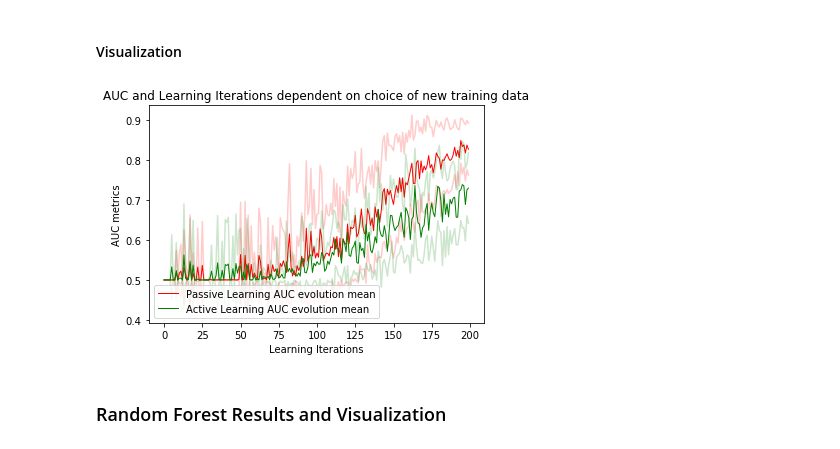
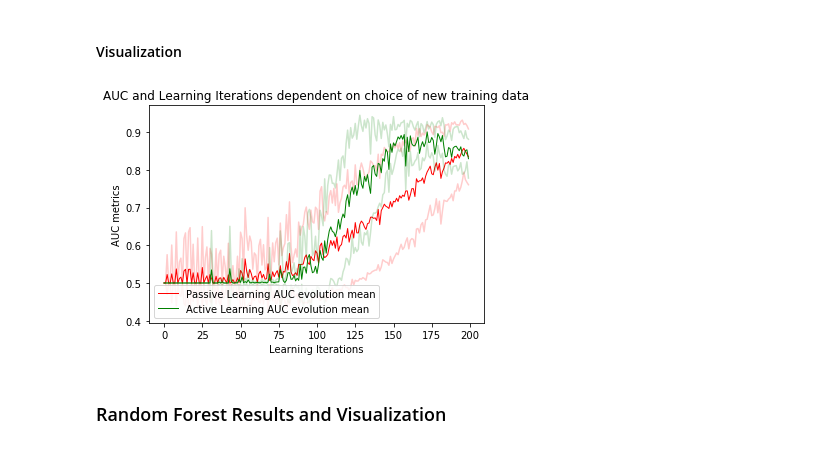
Before and after one commit to sahanmar/Peony, a Jupyter notebook: Peony_project/showcase/showcase_peony_project_active_learning_pipeline.ipynb, the cells around one changed output. Drawn from its saved outputs; the diff is of its cells as text; code cells hidden in the pictures.

Commit message:
new acquisition metrics added

```diff
--- a/Peony_project/showcase/showcase_peony_project_active_learning_pipeline.ipynb
+++ b/Peony_project/showcase/showcase_peony_project_active_learning_pipeline.ipynb
@@ -397,7 +397,7 @@ api.load_model_results(*list_to_upload)
 # %%
 #Define model specifications
 model = "svm_fast_text_embeddings"
-acquisition_function = "entropy"
+acquisition_function = "false_positive_sampling"
 active_learning_loops = 10
 active_learning_step = 1
 max_active_learning_iters = 200
@@ -407,10 +407,10 @@ category_1 = "SPORTS"
 category_2 = "COMEDY"
 
 #Get AUC results from an active learning simulation
-auc_active_learning_entropy_10_runs_svm = active_learning_simulation(HuffPostWordEmbeddingsTransform, entropy_sampling, active_learning_loops, max_active_learning_iters, active_learning_step, "svm")
+auc_active_learning_false_positive_10_runs_svm = active_learning_simulation(HuffPostWordEmbeddingsTransform, false_positive_sampling, active_learning_loops, max_active_learning_iters, active_learning_step, "svm")
 
 #Pack specifications and resutls to the list for uploading to Peony Database
-list_to_upload = [model, acquisition_function, active_learning_loops, active_learning_step, max_active_learning_iters, initial_training_data_size, validation_data_size, category_1, category_2, auc_active_learning_entropy_10_runs_svm]
+list_to_upload = [model, acquisition_function, active_learning_loops, active_learning_step, max_active_learning_iters, initial_training_data_size, validation_data_size, category_1, category_2, auc_active_learning_false_positive_10_runs_svm]
 
 #Upload results to Peony Database
 api.load_model_results(*list_to_upload)
@@ -449,7 +447,7 @@ api.load_model_results(*list_to_upload)
 # %%
 #Define model specifications
 model = "feed_forward_nn_fast_text_embeddings"
-acquisition_function = "entropy"
+acquisition_function = "false_positive_sampling"
 active_learning_loops = 10
 active_learning_step = 1
 max_active_learning_iters = 200
@@ -459,10 +457,10 @@ category_1 = "SPORTS"
 category_2 = "COMEDY"
 
 #Get AUC results from an active learning simulation
-auc_active_learning_entropy_10_runs_nn = active_learning_simulation(HuffPostWordEmbeddingsTransform, entropy_sampling, active_learning_loops, max_active_learning_iters, active_learning_step, "nn")
+auc_active_learning_false_positive_10_runs_nn = active_learning_simulation(HuffPostWordEmbeddingsTransform, false_positive_sampling, active_learning_loops, max_active_learning_iters, active_learning_step, "nn")
 
 #Pack specifications and resutls to the list for uploading to Peony Database
-list_to_upload = [model, acquisition_function, active_learning_loops, active_learning_step, max_active_learning_iters, initial_training_data_size, validation_data_size, category_1, category_2, auc_active_learning_entropy_10_runs_nn]
+list_to_upload = [model, acquisition_function, active_learning_loops, active_learning_step, max_active_learning_iters, initial_training_data_size, validation_data_size, category_1, category_2, auc_active_learning_false_positive_10_runs_nn]
 
 #Upload results to Peony Database
 api.load_model_results(*list_to_upload)
@@ -493,4 +491,4 @@ auc_active_learning_random_10_runs_bayesian_sgld = active_learning_simulation(Hu
 list_to_upload = [model, acquisition_function, active_learning_loops, active_learning_step, max_active_learning_iters, initial_training_data_size, validation_data_size, category_1, category_2, auc_active_learning_random_10_runs_bayesian_sgld]
 
 #Upload results to Peony Database
-#api.load_model_results(*list_to_upload)
+api.load_model_results(*list_to_upload)
@@ -504,18 +500,20 @@ auc_active_learning_random_10_runs_bayesian_sgld
 #### Results
 # %%
 #Random acquisition function
-svm_random_sampling_results = api.get_model_results({"model": "svm_fast_text_embeddings", "acquisition_function": "random"})[0]
+svm_random_sampling_results = api.get_model_results({"model": "svm_fast_text_embeddings", "acquisition_function": "random"})
+svm_random_sampling_results = [item for val in svm_random_sampling_results for item in val["results"]]
 
 #Entropy acquisition function
-svm_entropy_sampling_results = api.get_model_results({"model": "svm_fast_text_embeddings", "acquisition_function": "entropy"})[0]
+svm_false_positive_sampling_results = api.get_model_results({"model": "svm_fast_text_embeddings", "acquisition_function": "false_positive_sampling"})
+svm_false_positive_sampling_results = [item for val in svm_false_positive_sampling_results for item in val["results"]]
 
 #we use zero index because database returns list even if it is only one element in list
 # %% [markdown]
 #### Visualization
 # %%
-visualize_two_auc_evolutions(svm_random_sampling_results["results"], svm_entropy_sampling_results["results"])
+visualize_two_auc_evolutions(svm_random_sampling_results, svm_false_positive_sampling_results)
 # %% [output]
-[figure, old version]
+[figure, new version]
 # %% [markdown]
 ### Random Forest Results and Visualization
 # %%
```
Also changed, not shown: parts of 20 cells of this notebook, 5 other files.
